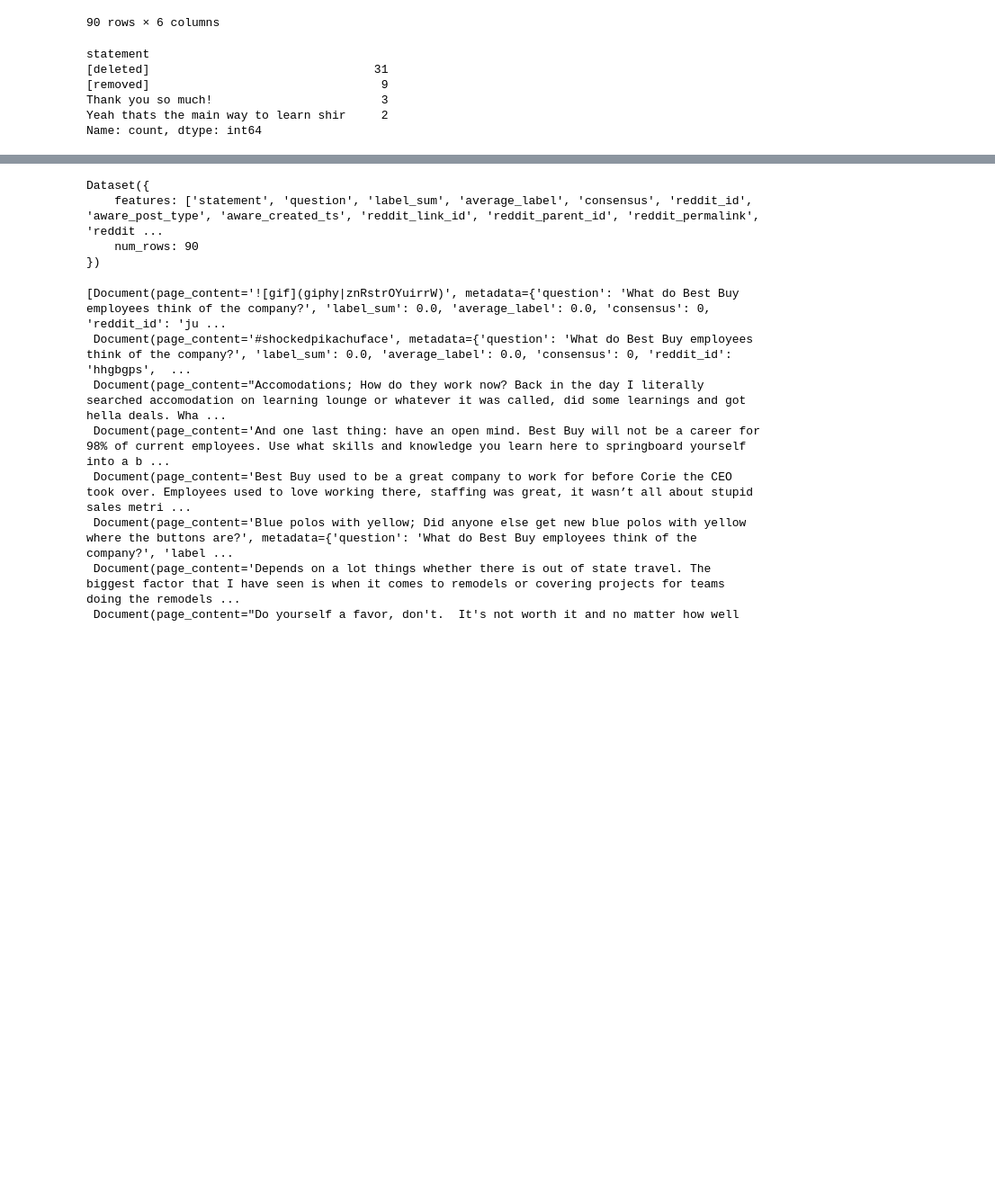
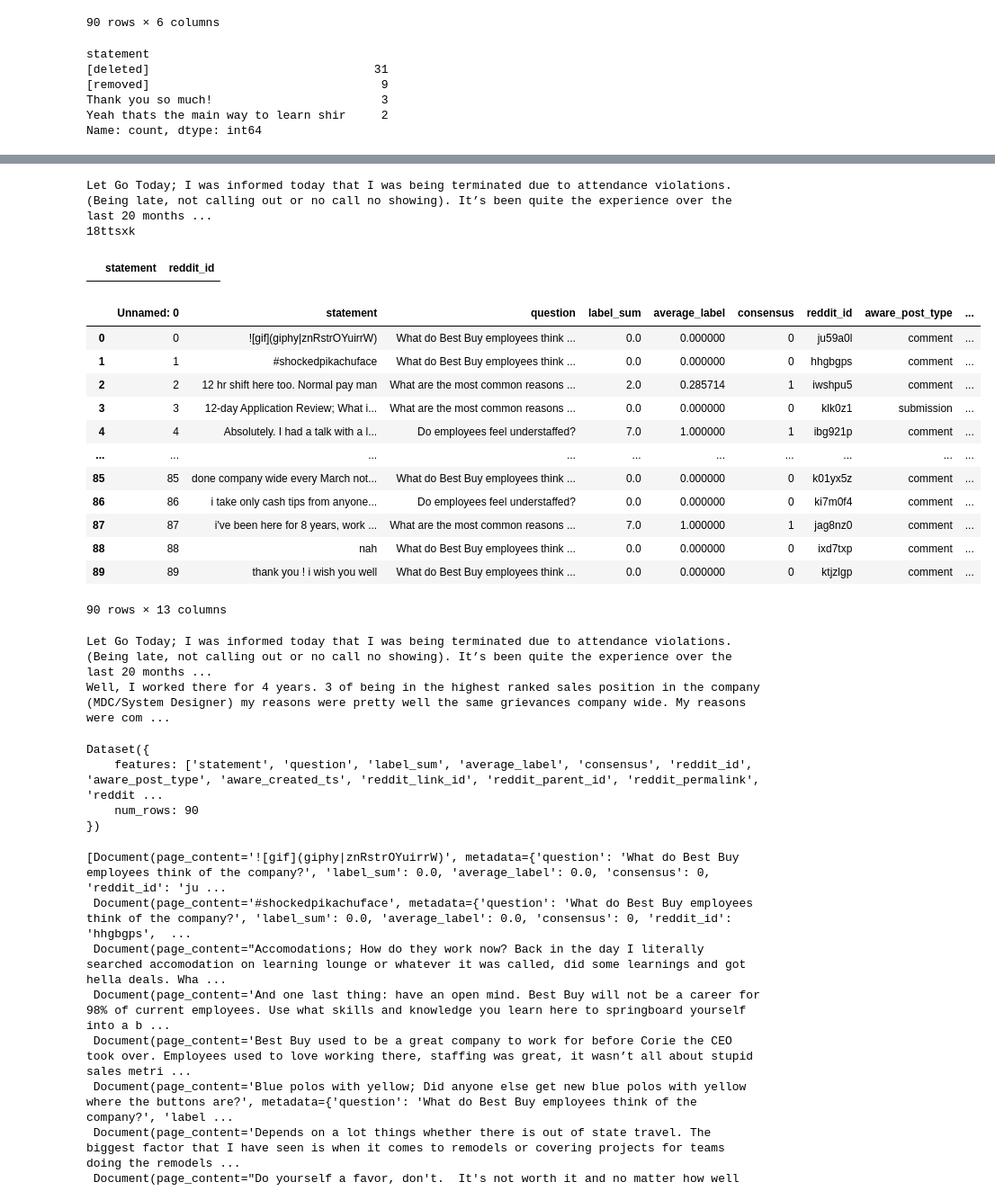
Before and after one commit to peter-mm-williams/aware-nlp, a Jupyter notebook: notebooks/PeterNotebooks/dataset-prep.ipynb, the cells around one changed output, grey strips where cells are left out. Shown at 90% size. Drawn from its saved outputs; the diff is of its cells as text; code cells hidden in the pictures; blank space fills up the shorter version.

```diff
--- a/notebooks/PeterNotebooks/dataset-prep.ipynb
+++ b/notebooks/PeterNotebooks/dataset-prep.ipynb
@@ -139,3 +143,5 @@ dataset_df = temp_df.merge(
 dataset_df = dataset_df.replace({'What do Best Buy employees think fo the company?':'What do Best Buy employees think of the company?'})
 # %%
 dataset_df.to_csv('../../data/best_buy/questions_statements_labels.csv')
+# %%
+dataset_df = pd.read_csv('../../data/best_buy/questions_statements_labels.csv')
@@ -141,0 +152,6 @@ dataset_df.to_csv('../../data/best_buy/questions_statements_labels.csv')
+# %%
+chunks_df = pd.DataFrame({'statement':ret.chunks, 'reddit_id': ret.chunk_ids})
+dataset_df['stripped_statement'] = [stat.strip() for stat in dataset_df.statement.values]
+chunks_df['stripped_statement'] = [stat.strip() for stat in chunks_df.statement.values]
+
+chunks_df[chunks_df.stripped_statement.isin(dataset_df[dataset_df.reddit_id.isna()].stripped_statement)]
@@ -141,0 +162,13 @@ dataset_df.to_csv('../../data/best_buy/questions_statements_labels.csv')
+# %%
+for i, row in dataset_df[dataset_df.reddit_id.isna()].iterrows():
+    print(wrap_text(row.statement, n_words=20, indent='\t'))
+    for idx, chunk in enumerate(ret.chunks):
+        if row.statement[:30] in chunk:
+            print(wrap_text(chunk, n_words=15, indent='\t'))
+            print(ret.chunk_ids[idx])
+            print('-'*50)
+            print(wrap_text(ret.chunks[idx+1], n_words=15, indent='\t'))
+            print('-'*50)
+            print('-'*50)
+            dataset_df.loc[i, 'reddit_id'] = ret.chunk_ids[idx]
+            dataset_df.loc[i, 'statement'] = chunk
@@ -142,3 +207,38 @@ dataset_df.to_csv('../../data/best_buy/questions_statements_labels.csv')
+# %%
+for idx, chunk in enumerate(ret.chunks):
+    if 'Let Go Today' in chunk:
+        print(chunk)
+        print(ret.chunk_ids[idx])
+# %% [output]
+Let Go Today; I was informed today that I was being terminated due to attendance violations. (Being late, not calling out or no call no showing). It’s been quite the experience over the last 20 months ...
+18ttsxk
+# %%
+chunks_df = pd.DataFrame({'statement':ret.chunks, 'reddit_id': ret.chunk_ids})
+chunks_df[chunks_df.statement.isin(dataset_df[dataset_df.reddit_id.isna()].statement)]
+# %% [output]
+|  | statement | reddit_id |
+# %%
+dataset_df
+# %% [output]
+|  | Unnamed: 0 | statement | question | label_sum | average_label | consensus | reddit_id | aware_post_type | ... |
+| 0 | 0 | ![gif](giphy|znRstrOYuirrW) | What do Best Buy employees think ... | 0.0 | 0.000000 | 0 | ju59a0l | comment | ... |
+| 1 | 1 | #shockedpikachuface | What do Best Buy employees think ... | 0.0 | 0.000000 | 0 | hhgbgps | comment | ... |
+| 2 | 2 | 12 hr shift here too. Normal pay man | What are the most common reasons ... | 2.0 | 0.285714 | 1 | iwshpu5 | comment | ... |
+| 3 | 3 | 12-day Application Review; What i... | What are the most common reasons ... | 0.0 | 0.000000 | 0 | klk0z1 | submission | ... |
+| 4 | 4 | Absolutely. I had a talk with a l... | Do employees feel understaffed? | 7.0 | 1.000000 | 1 | ibg921p | comment | ... |
+| ... | ... | ... | ... | ... | ... | ... | ... | ... | ... |
+| 85 | 85 | done company wide every March not... | What do Best Buy employees think ... | 0.0 | 0.000000 | 0 | k01yx5z | comment | ... |
+| 86 | 86 | i take only cash tips from anyone... | Do employees feel understaffed? | 0.0 | 0.000000 | 0 | ki7m0f4 | comment | ... |
+| 87 | 87 | i've been here for 8 years, work ... | What are the most common reasons ... | 7.0 | 1.000000 | 1 | jag8nz0 | comment | ... |
+| 88 | 88 | nah | What do Best Buy employees think ... | 0.0 | 0.000000 | 0 | ixd7txp | comment | ... |
+| 89 | 89 | thank you ! i wish you well | What do Best Buy employees think ... | 0.0 | 0.000000 | 0 | ktjzlgp | comment | ... |
+90 rows × 13 columns
+# %%
+for i, row in dataset_df[dataset_df.reddit_id.isna()].iterrows():
+    print(row.statement)
+# %% [output]
+Let Go Today; I was informed today that I was being terminated due to attendance violations. (Being late, not calling out or no call no showing). It’s been quite the experience over the last 20 months ...
+Well, I worked there for 4 years. 3 of being in the highest ranked sales position in the company (MDC/System Designer) my reasons were pretty well the same grievances company wide. My reasons were com ...
 # %%
 from langchain_community.document_loaders import DataFrameLoader
 # %%
```
Also changed, not shown: parts of 6 cells of this notebook, 29 other files.
